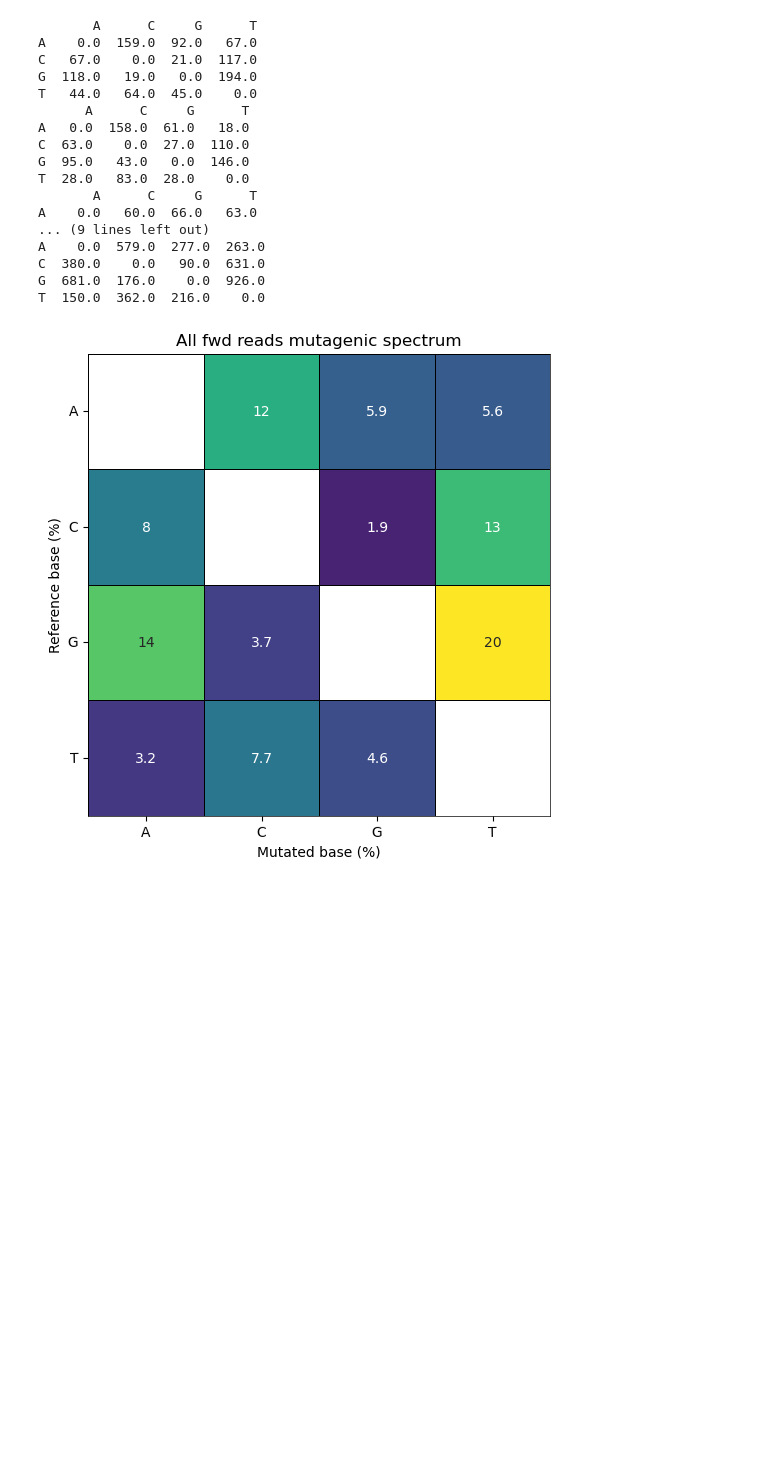
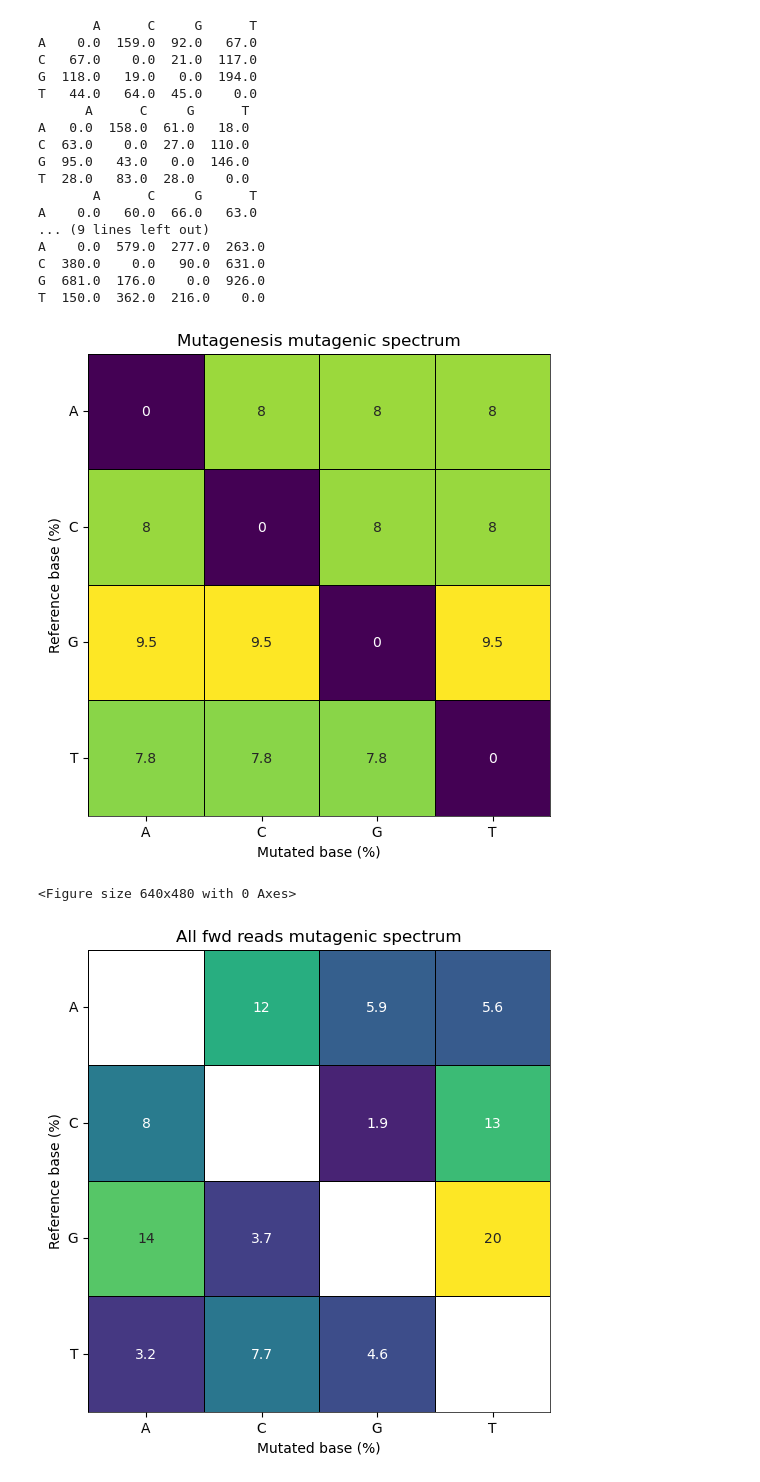
Before and after one commit to AliceHovsepyan/pogo_pance_draft, a Jupyter notebook: DMS_analysis_AraC.ipynb, the cells around one changed output. Saved outputs shown, nothing was run; the diff lists cells and outputs as text; code cells hidden in the pictures; blank space fills up the shorter version.

```diff
--- a/DMS_analysis_AraC.ipynb
+++ b/DMS_analysis_AraC.ipynb
@@ -771,6 +723,7 @@ Sections = ["S1", "S2", "S3", "S4"]
 Bc = "BC1"
 
 overall_mut_spectrum =pd.DataFrame(index=["A", "C", "G", "T"], columns=["A", "C", "G", "T"], data = 0)
+combined_ref_sections = []
 
 
 for Section in Sections:
@@ -782,6 +735,7 @@ for Section in Sections:
     print(pd.DataFrame.from_dict(n_mut_spectrum, orient='index', dtype = "float"))
 
     overall_mut_spectrum += pd.DataFrame.from_dict(n_mut_spectrum, orient='index', dtype = "float")
+    combined_ref_sections.append(ref_seq_Section)
 
 print(overall_mut_spectrum)
 overall_mut_spectrum_perc = overall_mut_spectrum/overall_mut_spectrum.sum().sum()*100
@@ -806,6 +760,26 @@ A    0.0  579.0  277.0  263.0
 C  380.0    0.0   90.0  631.0
 G  681.0  176.0    0.0  926.0
 T  150.0  362.0  216.0    0.0
+# %%
+## expected mut spectrum
+combined_ref_sections = "".join(combined_ref_sections)
+mut_spec_expected = {"A": {"A":0, "C":0, "G":0, "T":0}, ## {reference nt: {mutated nt: count}}
+                    "C" : {"A":0, "C":0, "G":0, "T":0},
+                    "G" : {"A":0, "C":0, "G":0, "T":0},
+                    "T" : {"A":0, "C":0, "G":0, "T":0}}
+for ref_nt in combined_ref_sections:
+    for mut_nt in ["A", "C", "G", "T"]:
+        if ref_nt != mut_nt:
+        ## calculate mutagenic spectrum for all expected changes per Nt
+            mut_spec_expected[ref_nt][mut_nt] += 1
+
+mut_spec_expected = pd.DataFrame.from_dict(mut_spec_expected, orient='index', dtype = "float")
+mut_spec_expected_perc = mut_spec_expected/mut_spec_expected.sum().sum()*100
+
+plot_mutation_spectrum(mut_spec_expected_perc, samplename = "Mutagenesis", fig_folder = None, colormap = "viridis")
+# %% [output]
+[figure, added]
+<Figure size 640x480 with 0 Axes>
 # %%
 plot_mutation_spectrum(overall_mut_spectrum_perc,samplename = "All fwd reads",  fig_folder = "output/PACE")
 # %% [output]
```
Also changed, not shown: parts of 16 cells of this notebook, 1 other file.
